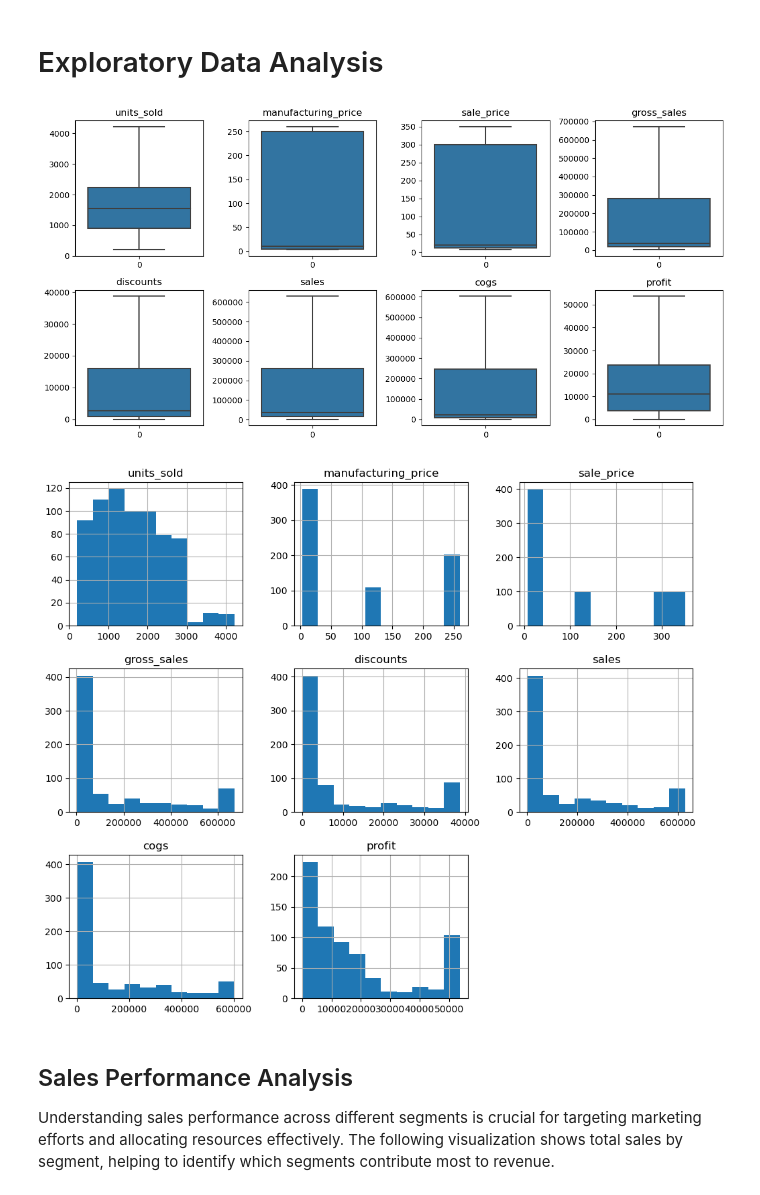
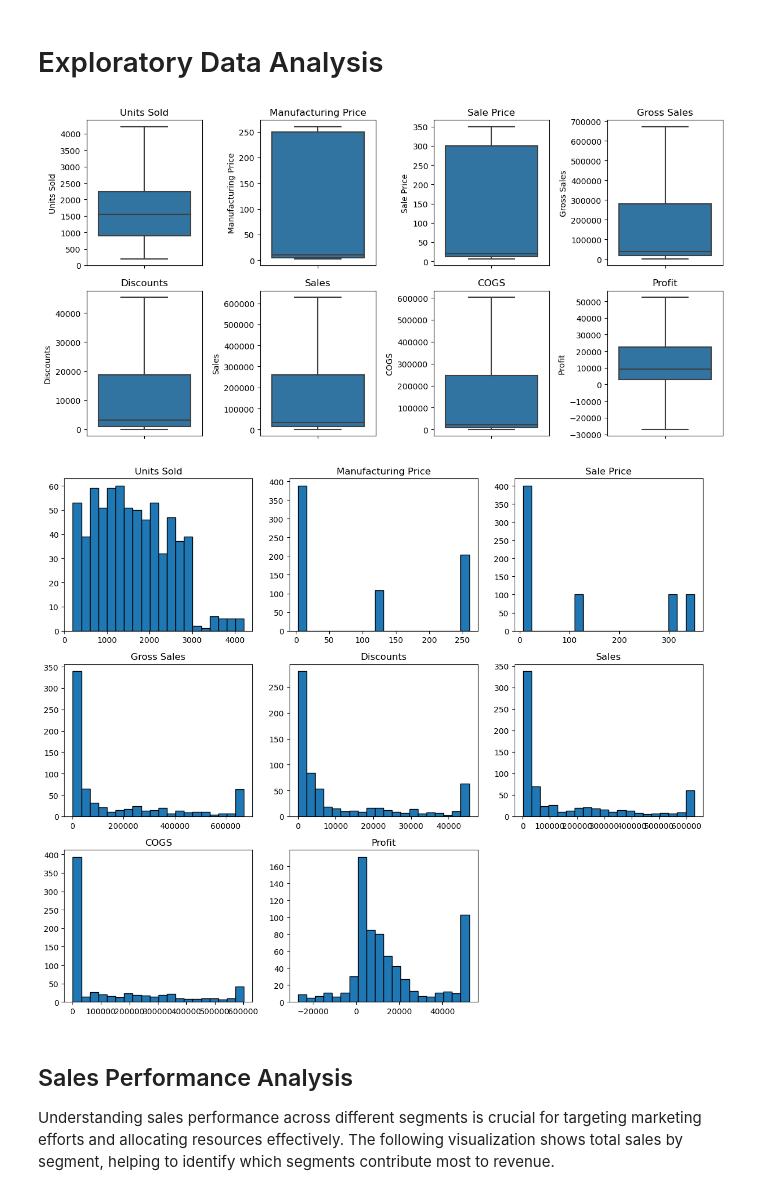
Before and after one commit to Akemp787/Comprehensive-Business-Performance-Analysis, a Jupyter notebook: Business Reporting System .ipynb, the cells around one changed output. Cells and saved outputs as stored; diff of their text form; code cells hidden in the pictures.

Commit message:
Sales & Profit Analysis

```diff
--- a/Business Reporting System .ipynb
+++ b/Business Reporting System .ipynb
@@ -50,24 +74,25 @@ memory usage: 87.6+ KB
 # %% [markdown]
 ## Data Cleaning and Validation
 The dataset will be cleaned by removing duplicates, handling missing values, and converting data types. Special attention was given to ensuring that monetary values were correctly formatted and numerical fields were accurately converted. This process is essential for maintaining data integrity and ensuring accurate analysis.
-# %%
-# Step 1: Correcting Data Types and Fixing the Year Column
-
-# Step 1: Correcting Data Types and Fixing the Year Column
-
-# Convert 'Year' column to integer after rounding to fix any floating-point anomalies
-company_df['year'] = company_df['year'].round().astype(int)
-
-# Ensure 'Month Number' is an integer
-company_df['month number'] = company_df['month number'].astype(int)
-
-# Convert 'Date' to datetime format if not already done
-company_df['date'] = pd.to_datetime(company_df['date'], errors='coerce')
+# %%
+# Strip leading/trailing spaces from column names
+company_df.columns = company_df.columns.str.strip()
+
+# Step 1: Correcting Data Types and Fixing the Year Column
+
+# Convert 'Year' column to integer after rounding to fix any floating-point anomalies
+company_df['Year'] = company_df['Year'].round().astype(int)
+
+# Ensure 'Month Number' is an integer
+company_df['Month Number'] = company_df['Month Number'].astype(int)
+
+# Convert 'Date' to datetime format if not already done
+company_df['Date'] = pd.to_datetime(company_df['Date'], errors='coerce')
 # %%
 # Step 2: Clean Numeric Columns
 
 # List of columns that should be numeric
-numeric_columns = ['units sold', 'manufacturing price', 'sale price', 'gross sales', 'discounts', 'sales', 'cogs', 'profit']
+numeric_columns = ['Units Sold', 'Manufacturing Price', 'Sale Price', 'Gross Sales', 'Discounts', 'Sales', 'COGS', 'Profit']
 
 # Replace common non-numeric strings with NaN or 0
 for column in numeric_columns:
@@ -89,3 +114,14 @@ for column in numeric_columns:
             company_df[column] = company_df[column].apply(lambda x: max(x, 0))
     else:
         print(f"Column '{column}' not found in DataFrame.")
+
+# Recalculate Profit for rows where it is currently NaN
+company_df['Profit'] = company_df.apply(
+    lambda row: row['Sales'] - row['COGS'] if pd.isna(row['Profit']) else row['Profit'],
+    axis=1
+)
+
+# Check if any NaNs remain in the Profit column
+nan_summary_after_fix = company_df['Profit'].isna().sum()
+
+nan_summary_after_fix
@@ -228,27 +208,22 @@ df.to_csv('cleaned_financial_data.csv', index=False)
 # Exploratory Data Analysis
 # %%
 # Box Plots to visualize the distribution and detect outliers
-
-import matplotlib.pyplot as plt
-import seaborn as sns
-
 plt.figure(figsize=(12, 6))
-
-for i, column in enumerate(['units_sold', 'manufacturing_price', 'sale_price', 'gross_sales', 'discounts', 'sales', 'cogs', 'profit']):
+for i, column in enumerate(numeric_columns):
     plt.subplot(2, 4, i+1)
-    sns.boxplot(df[column])
+    sns.boxplot(y=company_df[column])
     plt.title(column)
-
 plt.tight_layout()
 plt.show()
 # %% [output]
-[figure, old version]
+[figure, new version]
 # %%
 # Histograms for understanding the distribution of numeric variables
-df[['units_sold', 'manufacturing_price', 'sale_price', 'gross_sales', 'discounts', 'sales', 'cogs', 'profit']].hist(figsize=(12, 10))
+company_df[numeric_columns].hist(figsize=(12, 10), bins=20, grid=False, edgecolor='black')
+plt.tight_layout()
 plt.show()
 # %% [output]
-[figure, old version]
+[figure, new version]
 # %% [markdown]
 ## Sales Performance Analysis
 Understanding sales performance across different segments is crucial for targeting marketing efforts and allocating resources effectively. The following visualization shows total sales by segment, helping to identify which segments contribute most to revenue.
```
Also changed, not shown: parts of 31 cells of this notebook, 5 other files.
